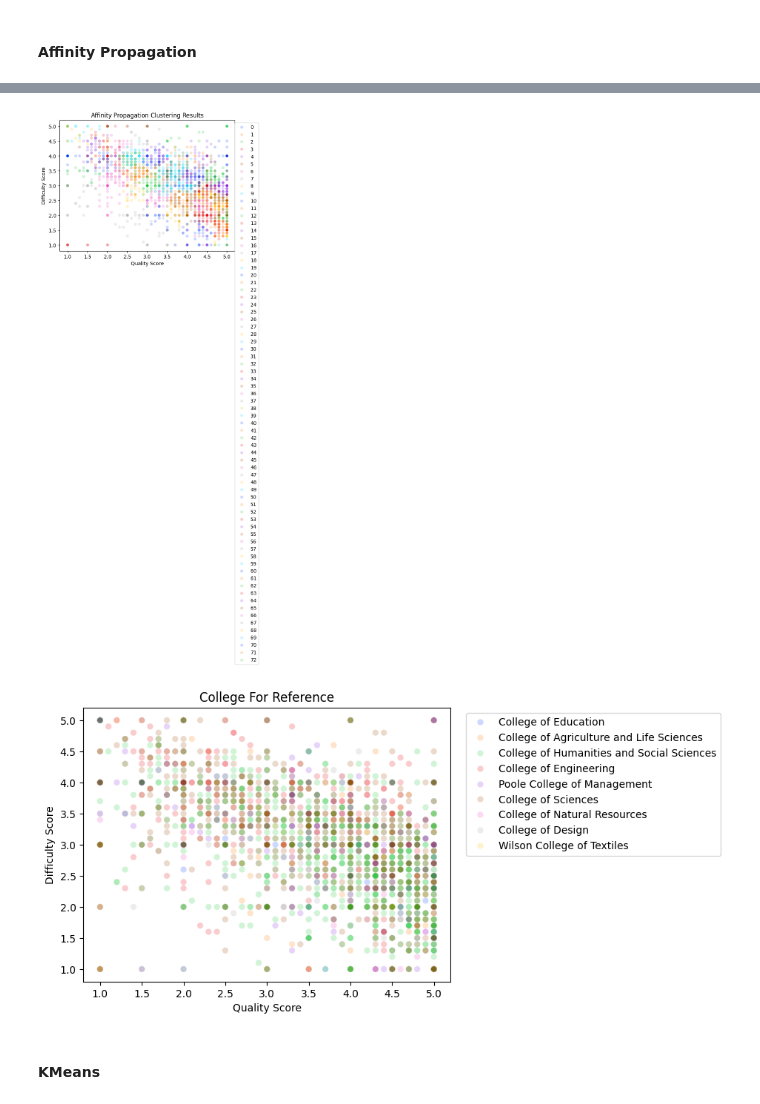
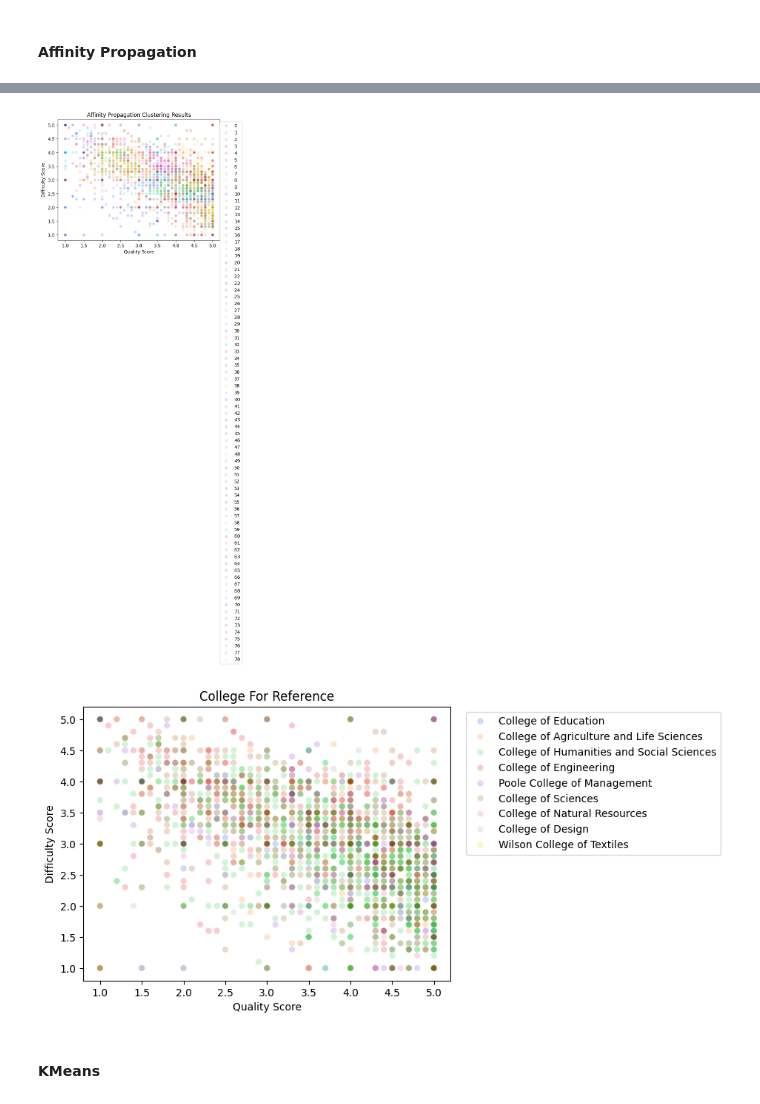
Before and after one commit to BrandonTroy/professor-clustering-analysis, a Jupyter notebook: pipeline.ipynb, the cells around one changed output, grey strips where cells are left out. Cells and saved outputs as stored; diff of their text form; code cells hidden in the pictures.

```diff
--- a/pipeline.ipynb
+++ b/pipeline.ipynb
@@ -360,23 +381,23 @@ KeyboardInterrupt:
 # %%
 # Run the Best Affinity Propagation Clustering Estimator
-best_affinity = AffinityPropagation(random_state=random_seed)
+best_affinity = Pipeline([('scaler', StandardScaler()), ('ap', AffinityPropagation(random_state=random_seed))])
 output = best_affinity.fit_predict(X)
 sns.scatterplot(x=X['Quality Score'], y=X['Difficulty Score'], hue=output, palette='bright', alpha=0.2)
 plt.legend(bbox_to_anchor=(1.15, 1), loc='upper right')
 plt.title("Affinity Propagation Clustering Results")
 plt.xlabel("Quality Score")
 plt.ylabel("Difficulty Score")
 plt.show()
 
 # Plot of Colleges For Reference
 sns.scatterplot(x=X['Quality Score'], y=X['Difficulty Score'], hue=y, palette='bright', alpha=0.2)
 plt.legend(bbox_to_anchor=(1.75, 1), loc='upper right')
 plt.title("College For Reference")
 plt.xlabel("Quality Score")
 plt.ylabel("Difficulty Score")
 plt.show()
 # %% [output]
-[figure, old version]
+[figure, new version]
 [figure]
 # %% [markdown]
 #### KMeans
```
Also changed, not shown: parts of 10 cells of this notebook.
